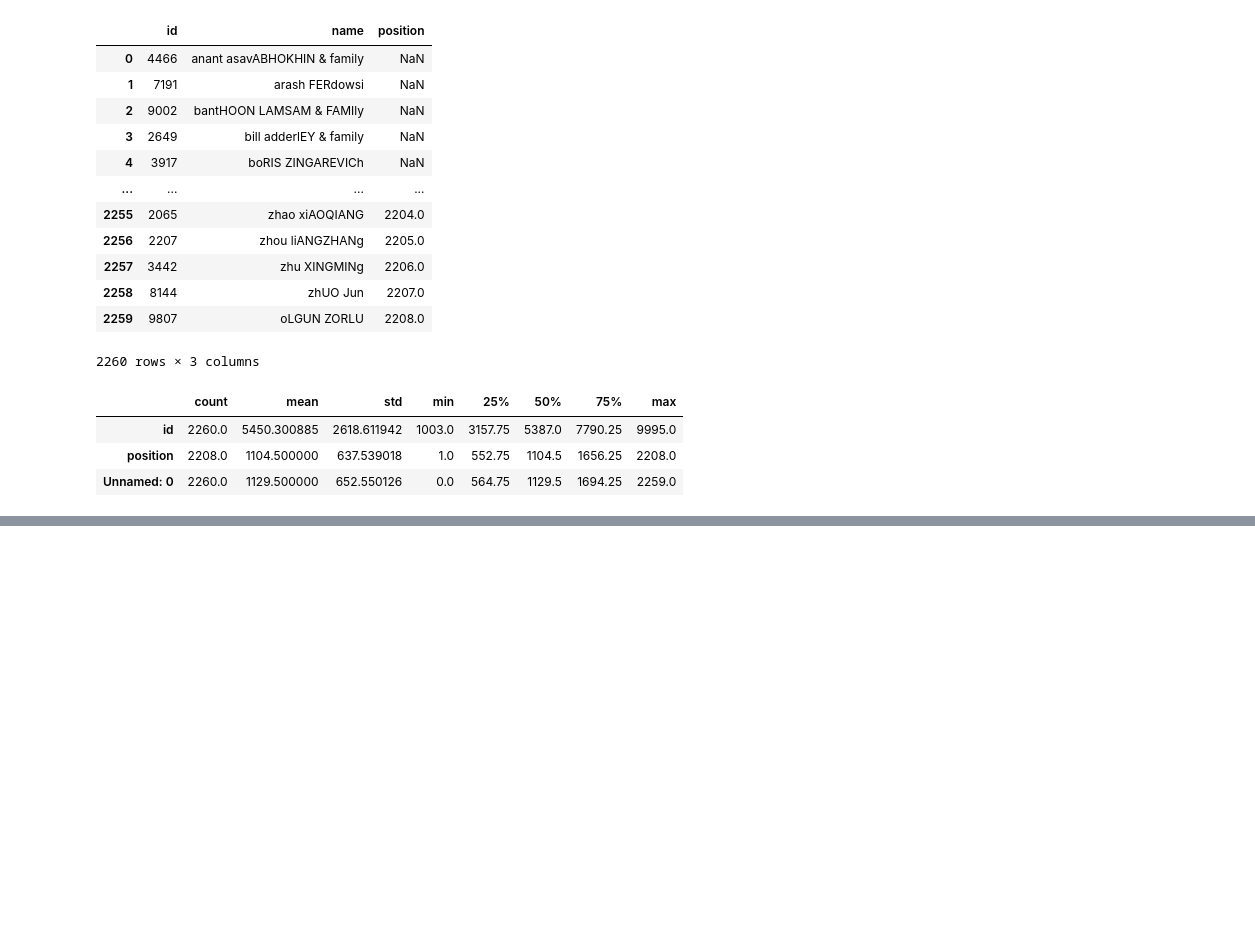
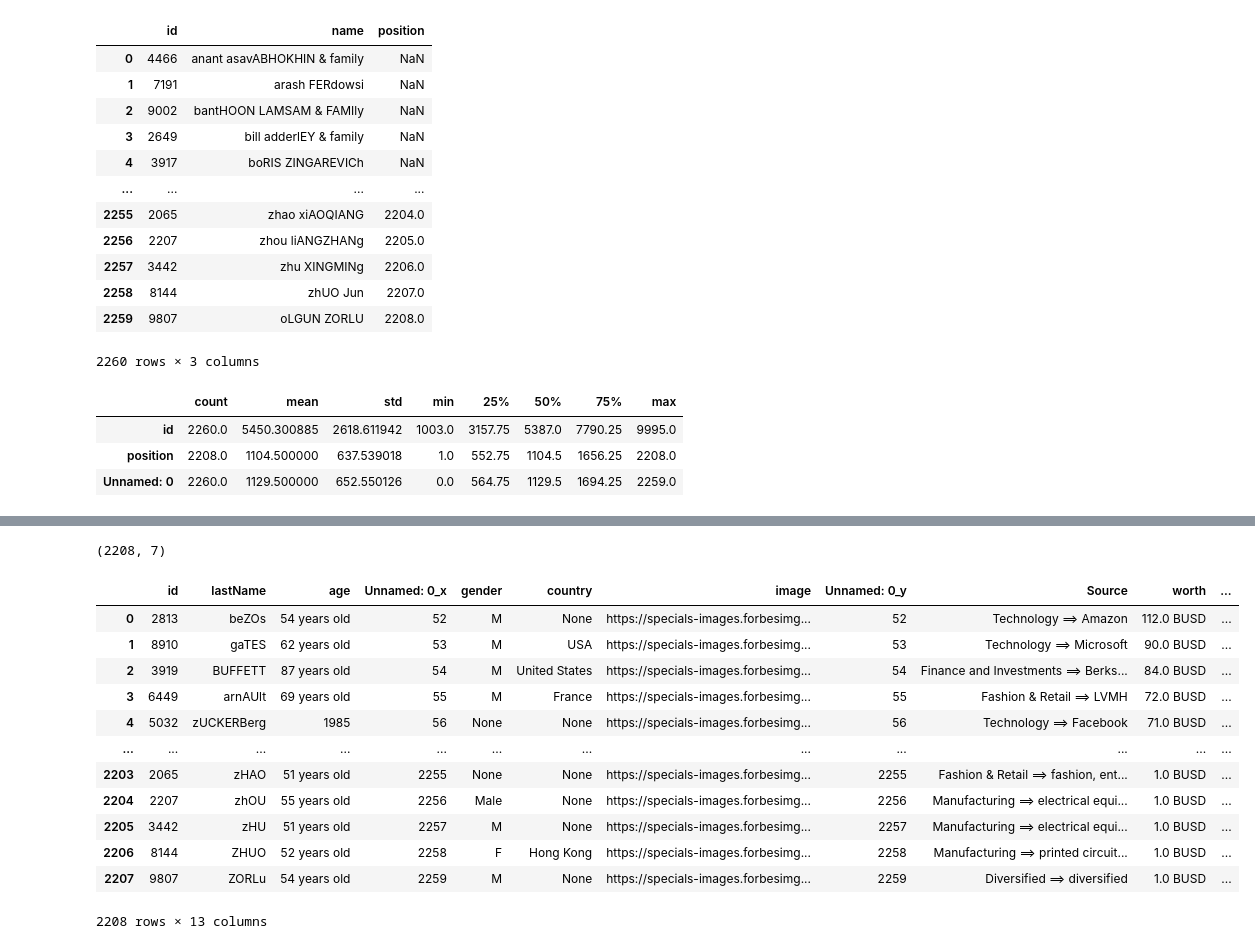
Before and after one commit to Emilioiron/Ironhack-Module-1-Project---Pandas-Python-Emilio-, a Jupyter notebook: notebooks/Notebook_1.ipynb, the cells around one changed output, grey strips where cells are left out. Saved outputs shown, nothing was run; the diff lists cells and outputs as text; code cells hidden in the pictures; blank space fills up the shorter version.

```diff
--- a/notebooks/Notebook_1.ipynb
+++ b/notebooks/Notebook_1.ipynb
@@ -185,0 +253,21 @@ rank.describe().T
+# %%
+business.shape
+# %% [output]
+(2208, 7)
+# %%
+df_merge_personal_and_business = pd.merge(personal, business, on='id')
+df_merge_personal_and_business
+# %% [output]
+|  | id | lastName | age | Unnamed: 0_x | gender | country | image | Unnamed: 0_y | Source | worth | ... |
+| 0 | 2813 | beZOs | 54 years old | 52 | M | None | https://specials-images.forbesimg... | 52 | Technology ==> Amazon | 112.0 BUSD | ... |
+| 1 | 8910 | gaTES | 62 years old | 53 | M | USA | https://specials-images.forbesimg... | 53 | Technology ==> Microsoft | 90.0 BUSD | ... |
+| 2 | 3919 | BUFFETT | 87 years old | 54 | M | United States | https://specials-images.forbesimg... | 54 | Finance and Investments ==> Berks... | 84.0 BUSD | ... |
+| 3 | 6449 | arnAUlt | 69 years old | 55 | M | France | https://specials-images.forbesimg... | 55 | Fashion & Retail ==> LVMH | 72.0 BUSD | ... |
+| 4 | 5032 | zUCKERBerg | 1985 | 56 | None | None | https://specials-images.forbesimg... | 56 | Technology ==> Facebook | 71.0 BUSD | ... |
+| ... | ... | ... | ... | ... | ... | ... | ... | ... | ... | ... | ... |
+| 2203 | 2065 | zHAO | 51 years old | 2255 | None | None | https://specials-images.forbesimg... | 2255 | Fashion & Retail ==> fashion, ent... | 1.0 BUSD | ... |
+| 2204 | 2207 | zhOU | 55 years old | 2256 | Male | None | https://specials-images.forbesimg... | 2256 | Manufacturing ==> electrical equi... | 1.0 BUSD | ... |
+| 2205 | 3442 | zHU | 51 years old | 2257 | M | None | https://specials-images.forbesimg... | 2257 | Manufacturing ==> electrical equi... | 1.0 BUSD | ... |
+| 2206 | 8144 | ZHUO | 52 years old | 2258 | F | Hong Kong | https://specials-images.forbesimg... | 2258 | Manufacturing ==> printed circuit... | 1.0 BUSD | ... |
+| 2207 | 9807 | ZORLu | 54 years old | 2259 | M | None | https://specials-images.forbesimg... | 2259 | Diversified ==> diversified | 1.0 BUSD | ... |
+2208 rows × 13 columns
```
Also changed, not shown: parts of 20 cells of this notebook, 1 other file.
